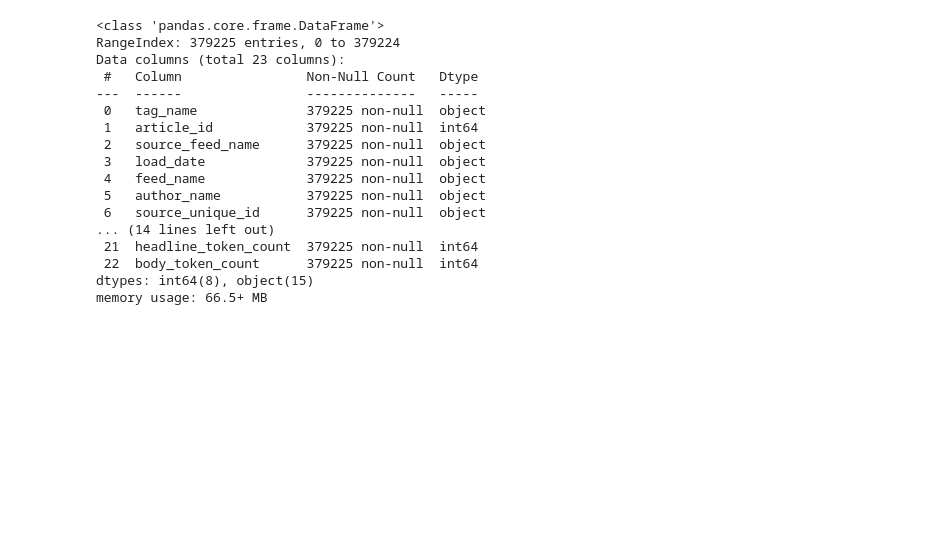
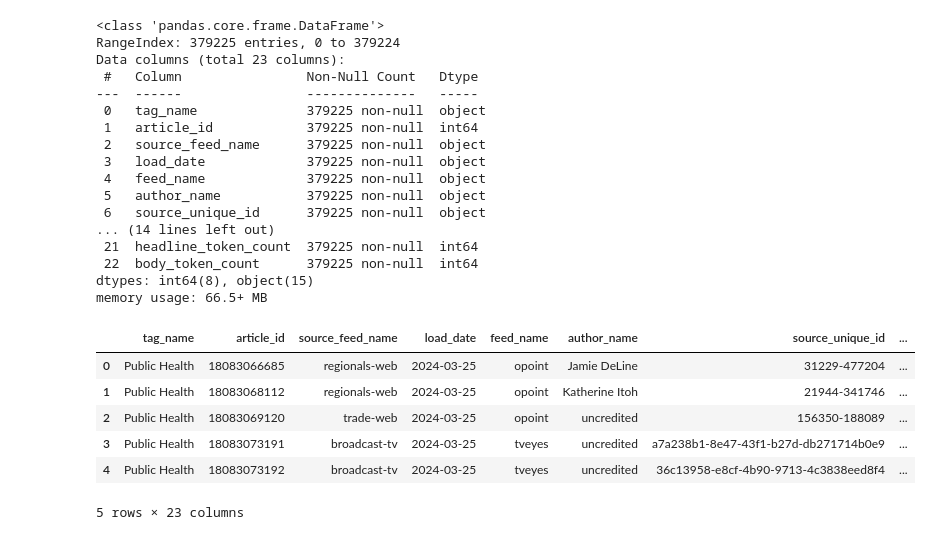
Before and after one commit to amg477/capstone, a Jupyter notebook: eda/text_structure.ipynb, the cells around one changed output. Saved outputs shown, nothing was run; the diff lists cells and outputs as text; code cells hidden in the pictures; blank space fills up the shorter version.

```diff
--- a/eda/text_structure.ipynb
+++ b/eda/text_structure.ipynb
@@ -340,3 +340,13 @@ Data columns (total 23 columns):
  22  body_token_count      379225 non-null  int64
 dtypes: int64(8), object(15)
 memory usage: 66.5+ MB
+# %%
+sdf.head()
+# %% [output]
+|  | tag_name | article_id | source_feed_name | load_date | feed_name | author_name | source_unique_id | ... |
+| 0 | Public Health | 18083066685 | regionals-web | 2024-03-25 | opoint | Jamie DeLine | 31229-477204 | ... |
+| 1 | Public Health | 18083068112 | regionals-web | 2024-03-25 | opoint | Katherine Itoh | 21944-341746 | ... |
+| 2 | Public Health | 18083069120 | trade-web | 2024-03-25 | opoint | uncredited | 156350-188089 | ... |
+| 3 | Public Health | 18083073191 | broadcast-tv | 2024-03-25 | tveyes | uncredited | a7a238b1-8e47-43f1-b27d-db271714b0e9 | ... |
+| 4 | Public Health | 18083073192 | broadcast-tv | 2024-03-25 | tveyes | uncredited | 36c13958-e8cf-4b90-9713-4c3838eed8f4 | ... |
+5 rows × 23 columns
```
Also changed, not shown: parts of 1 cell of this notebook.
